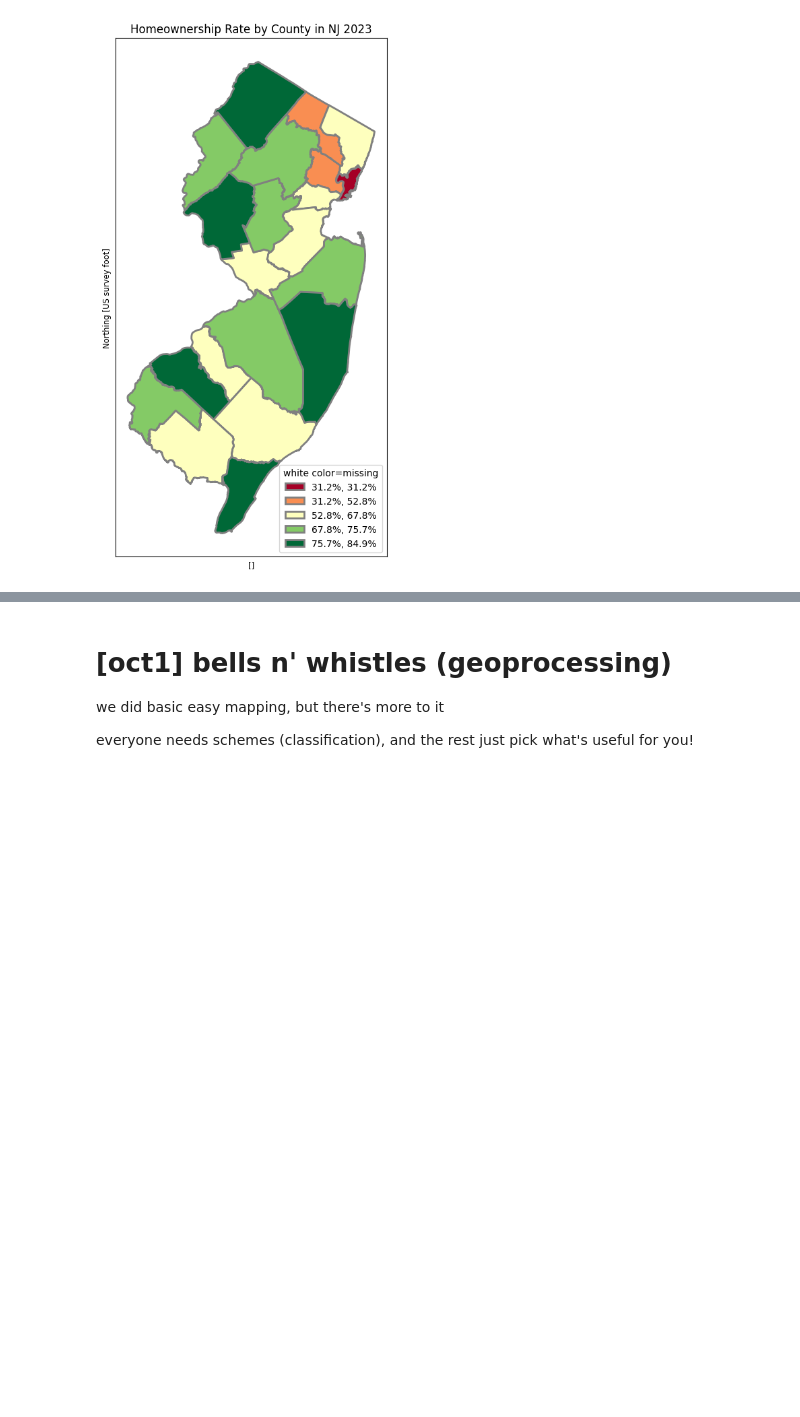
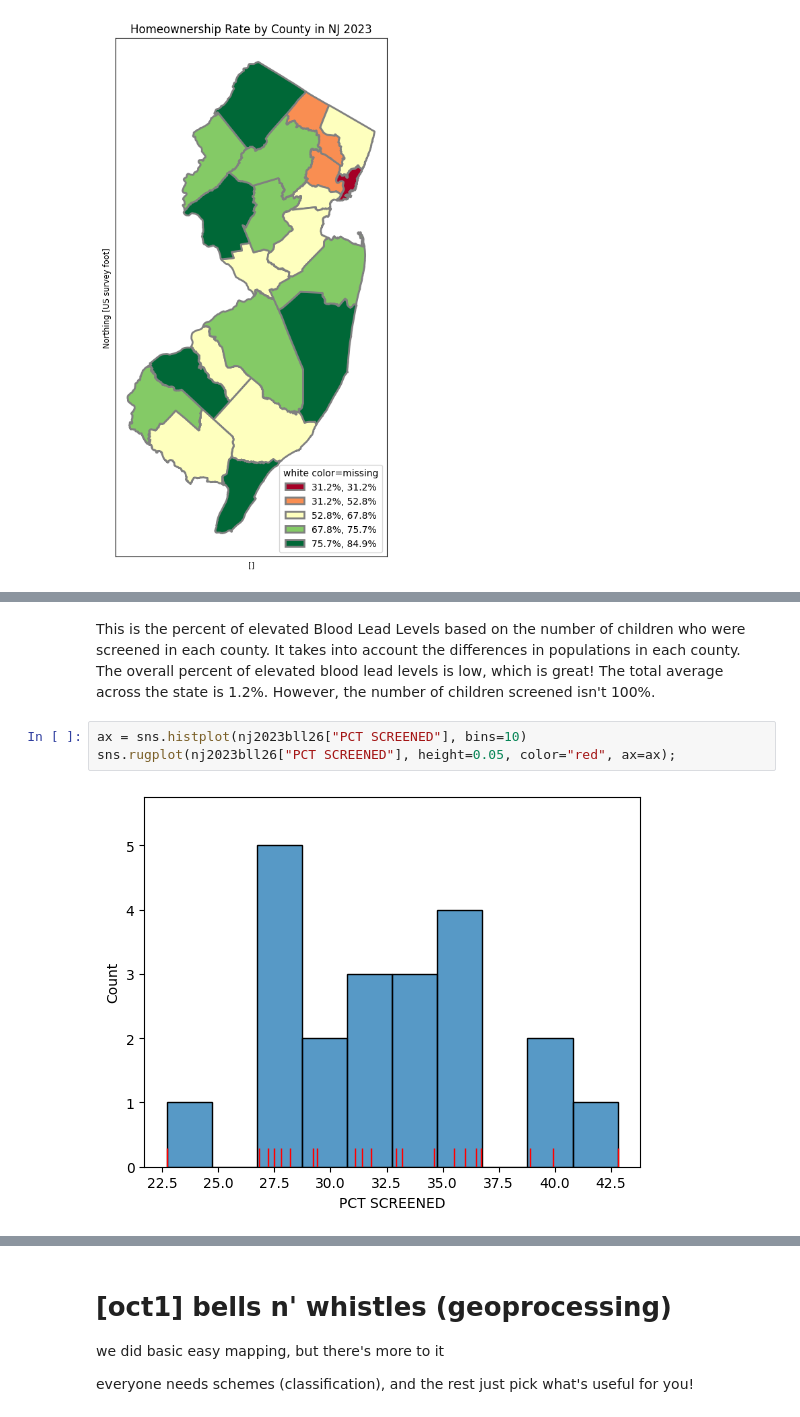
Before and after one commit to Kristina-RUC/datamana, a Jupyter notebook: map.ipynb, the cells around one changed output, grey strips where cells are left out. Drawn from its saved outputs; the diff is of its cells as text; blank space fills up the shorter version.

```diff
--- a/map.ipynb
+++ b/map.ipynb
@@ -1301,0 +1336,8 @@ Text(0.5, 80.7222222222222, '[]')
+# %% [markdown]
+This is the percent of elevated Blood Lead Levels based on the number of children who were screened in each county. It takes into account the differences in populations in each county.
+The overall percent of elevated blood lead levels is low, which is great! The total average across the state is 1.2%. However, the number of children screened isn't 100%.
+# %%
+ax = sns.histplot(nj2023bll26["PCT SCREENED"], bins=10)
+sns.rugplot(nj2023bll26["PCT SCREENED"], height=0.05, color="red", ax=ax);
+# %% [output]
+[figure, added]
```
Also changed, not shown: parts of 7 cells of this notebook.
